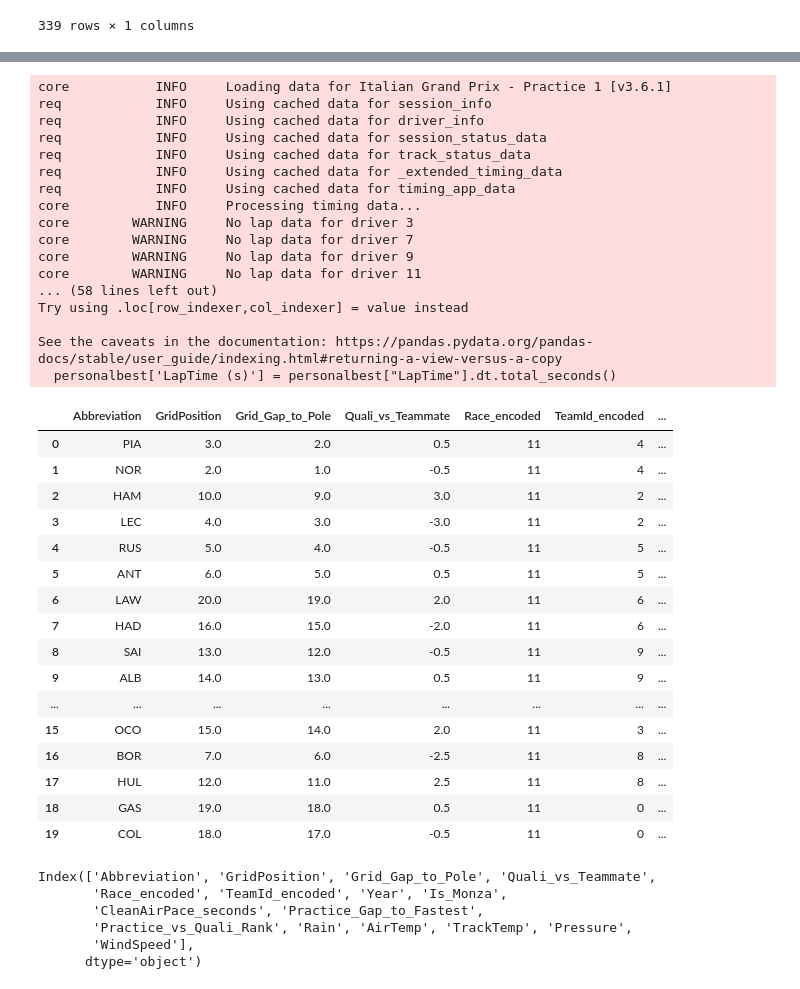
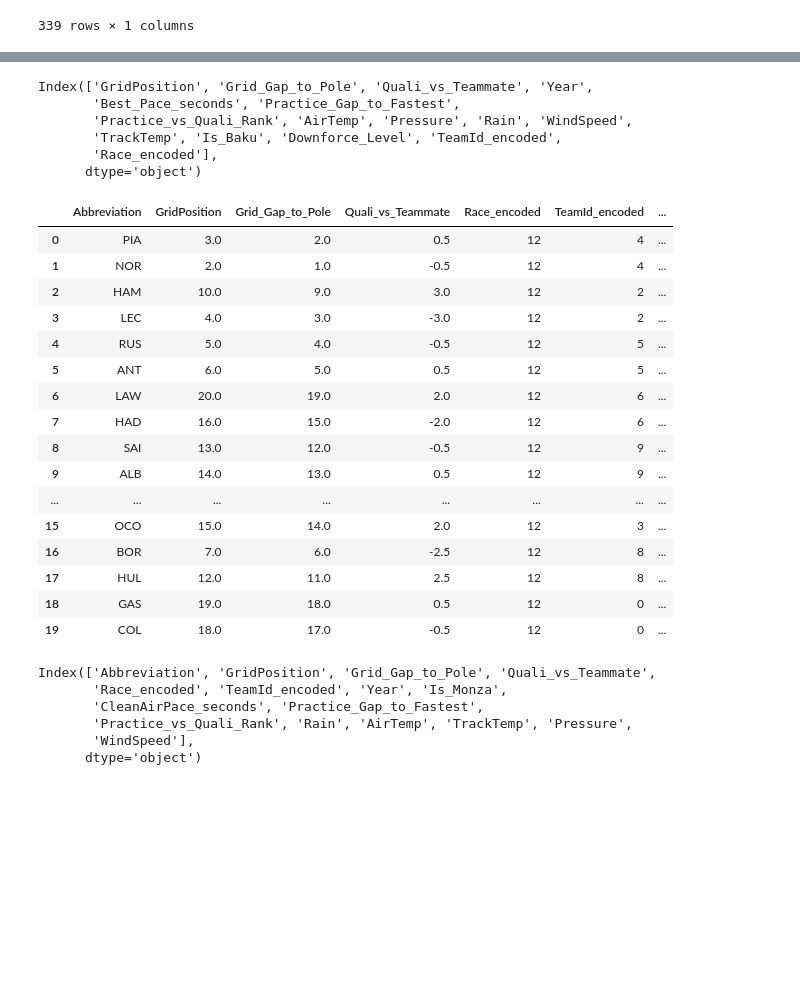
Before and after one commit to crystalcheong/formula-uno, a Jupyter notebook: prediction_notebooks/baku_prediction.ipynb, the cells around one changed output, grey strips where cells are left out. Drawn from its saved outputs; the diff is of its cells as text; code cells hidden in the pictures; blank space fills up the shorter version.

```diff
--- a/prediction_notebooks/baku_prediction.ipynb
+++ b/prediction_notebooks/baku_prediction.ipynb
@@ -37,9 +44,10 @@ def get_weather_data(year,race,session):
 
     return weather_data
 # %%
-#We are not getting clean air race pace. We are getting the best pace from practice sessions
+# We are not getting clean air race pace. We are getting the BEST pace from practice sessions. After talking to some people in the industry, I realised that
+# the pace of the car in clean air might not be a very powerful predictive variable given that for most of the race the track WILL have other cars on it.
 
-def get_clean_air_race_pace(year, race):
+def get_best_race_pace(year, race):
     all_personal_bests = []
 
     for session in ["FP1", "FP2", "FP3"]:
@@ -55,12 +63,13 @@ def get_clean_air_race_pace(year, race):
             'Compound', 'TyreLife', 'FreshTyre', 'Team', 'LapStartTime',
             'LapStartDate', 'Position', 'DeletedReason',
             'FastF1Generated', 'IsAccurate'])
+            # Note that while we are dropping DriverNumber, the 'Driver' column remaining contains abbreviations of the drivers for future mapping.
 
             laps = laps[(laps['Deleted']==False) & (laps.LapTime.notnull())]
             laps = laps.drop(columns=['Deleted','TrackStatus'])
 
             # Find Personal Best for this session
-            personalbest = laps[laps['IsPersonalBest']==True]
+            personalbest = laps[laps['IsPersonalBest']==True].copy()
             if not personalbest.empty:
                 personalbest['LapTime (s)'] = personalbest["LapTime"].dt.total_seconds()
                 personalbest = personalbest.drop(columns=['LapTime'])
@@ -78,6 +87,7 @@ def get_clean_air_race_pace(year, race):
         # Find min lap time per driver across all sessions
         personalbest_map = combined_bests.loc[combined_bests.groupby('Driver')['LapTime (s)'].idxmin()]
         personalbest_map = personalbest_map.reset_index(drop=True)
+        personalbest_map
 
         return personalbest_map
     else:
@@ -638,3 +615,12 @@ X
+# %%
+X.columns
+# %% [output]
+Index(['GridPosition', 'Grid_Gap_to_Pole', 'Quali_vs_Teammate', 'Year',
+       'Best_Pace_seconds', 'Practice_Gap_to_Fastest',
+       'Practice_vs_Quali_Rank', 'AirTemp', 'Pressure', 'Rain', 'WindSpeed',
+       'TrackTemp', 'Is_Baku', 'Downforce_Level', 'TeamId_encoded',
+       'Race_encoded'],
+      dtype='object')
 # %%
 #----------------CREATE PREDICTION DATASET-----------------
 
@@ -699,67 +685,50 @@ predict_df['Quali_vs_Teammate'] = predict_df.groupby('TeamId')['GridPosition'].t
 predict_df['Race'] = 'Monza'
 predict_df['Race_encoded'] = le_race.transform(predict_df['Race']) #2
 predict_df['TeamId_encoded']=le_team.transform(predict_df['TeamId'])
 predict_df['Year'] = 2025
 
 predict_df['Is_Monza']=1
 
-clean_air_race_pace=get_clean_air_race_pace(2025,'Monza')
+clean_air_race_pace=get_best_race_pace(2025,'Monza')
 clean_air_race_pace.drop(columns=['IsPersonalBest','Session'],inplace=True)
 pace_mapping=clean_air_race_pace.set_index('Driver')['LapTime (s)']
 predict_df['CleanAirPace_seconds'] = predict_df['Abbreviation'].map(pace_mapping)
 
 predict_df['Practice_Gap_to_Fastest'] = predict_df['CleanAirPace_seconds'] - predict_df['CleanAirPace_seconds'].min()
 predict_df['Practice_vs_Quali_Rank'] = predict_df['CleanAirPace_seconds'].rank() - predict_df['GridPosition']
 predict_df['Quali_vs_Teammate'] = predict_df['Quali_vs_Teammate'].fillna(0)
 
 
 #Predicted Air Temp: 21 Celsius, Pressure= 1008 mbar, windspeed 4 m/s and no Rainfall
 predict_df['Rain']=False
 predict_df['AirTemp'] = 27.000000
 predict_df['TrackTemp']=44.000000
 predict_df['Pressure']=1017.100000
 predict_df['WindSpeed']=2.777800
 
 
 predict_df.drop(columns=['TeamId'],inplace=True)
 predict_df.drop(columns=['Race'],inplace=True)
 
 predict_df
 # %% [output]
-core           INFO     Loading data for Italian Grand Prix - Practice 1 [v3.6.1]
-req            INFO     Using cached data for session_info
-req            INFO     Using cached data for driver_info
-req            INFO     Using cached data for session_status_data
-req            INFO     Using cached data for track_status_data
-req            INFO     Using cached data for _extended_timing_data
-req            INFO     Using cached data for timing_app_data
-core           INFO     Processing timing data...
-core        WARNING     No lap data for driver 3
-core        WARNING     No lap data for driver 7
-core        WARNING     No lap data for driver 9
-core        WARNING     No lap data for driver 11
-... (58 lines left out)
-Try using .loc[row_indexer,col_indexer] = value instead
-
-See the caveats in the documentation: https://pandas.pydata.org/pandas-docs/stable/user_guide/indexing.html#returning-a-view-versus-a-copy
-  personalbest['LapTime (s)'] = personalbest["LapTime"].dt.total_seconds()
 |  | Abbreviation | GridPosition | Grid_Gap_to_Pole | Quali_vs_Teammate | Race_encoded | TeamId_encoded | ... |
-| 0 | PIA | 3.0 | 2.0 | 0.5 | 11 | 4 | ... |
-| 1 | NOR | 2.0 | 1.0 | -0.5 | 11 | 4 | ... |
-| 2 | HAM | 10.0 | 9.0 | 3.0 | 11 | 2 | ... |
-| 3 | LEC | 4.0 | 3.0 | -3.0 | 11 | 2 | ... |
-| 4 | RUS | 5.0 | 4.0 | -0.5 | 11 | 5 | ... |
-| 5 | ANT | 6.0 | 5.0 | 0.5 | 11 | 5 | ... |
-| 6 | LAW | 20.0 | 19.0 | 2.0 | 11 | 6 | ... |
-| 7 | HAD | 16.0 | 15.0 | -2.0 | 11 | 6 | ... |
-| 8 | SAI | 13.0 | 12.0 | -0.5 | 11 | 9 | ... |
-| 9 | ALB | 14.0 | 13.0 | 0.5 | 11 | 9 | ... |
+| 0 | PIA | 3.0 | 2.0 | 0.5 | 12 | 4 | ... |
+| 1 | NOR | 2.0 | 1.0 | -0.5 | 12 | 4 | ... |
+| 2 | HAM | 10.0 | 9.0 | 3.0 | 12 | 2 | ... |
+| 3 | LEC | 4.0 | 3.0 | -3.0 | 12 | 2 | ... |
+| 4 | RUS | 5.0 | 4.0 | -0.5 | 12 | 5 | ... |
+| 5 | ANT | 6.0 | 5.0 | 0.5 | 12 | 5 | ... |
+| 6 | LAW | 20.0 | 19.0 | 2.0 | 12 | 6 | ... |
+| 7 | HAD | 16.0 | 15.0 | -2.0 | 12 | 6 | ... |
+| 8 | SAI | 13.0 | 12.0 | -0.5 | 12 | 9 | ... |
+| 9 | ALB | 14.0 | 13.0 | 0.5 | 12 | 9 | ... |
 | ... | ... | ... | ... | ... | ... | ... | ... |
-| 15 | OCO | 15.0 | 14.0 | 2.0 | 11 | 3 | ... |
-| 16 | BOR | 7.0 | 6.0 | -2.5 | 11 | 8 | ... |
-| 17 | HUL | 12.0 | 11.0 | 2.5 | 11 | 8 | ... |
-| 18 | GAS | 19.0 | 18.0 | 0.5 | 11 | 0 | ... |
-| 19 | COL | 18.0 | 17.0 | -0.5 | 11 | 0 | ... |
+| 15 | OCO | 15.0 | 14.0 | 2.0 | 12 | 3 | ... |
+| 16 | BOR | 7.0 | 6.0 | -2.5 | 12 | 8 | ... |
+| 17 | HUL | 12.0 | 11.0 | 2.5 | 12 | 8 | ... |
+| 18 | GAS | 19.0 | 18.0 | 0.5 | 12 | 0 | ... |
+| 19 | COL | 18.0 | 17.0 | -0.5 | 12 | 0 | ... |
 # %%
 predict_df.columns
 # %% [output]
```
Also changed, not shown: parts of 14 cells of this notebook, 1 other file.
